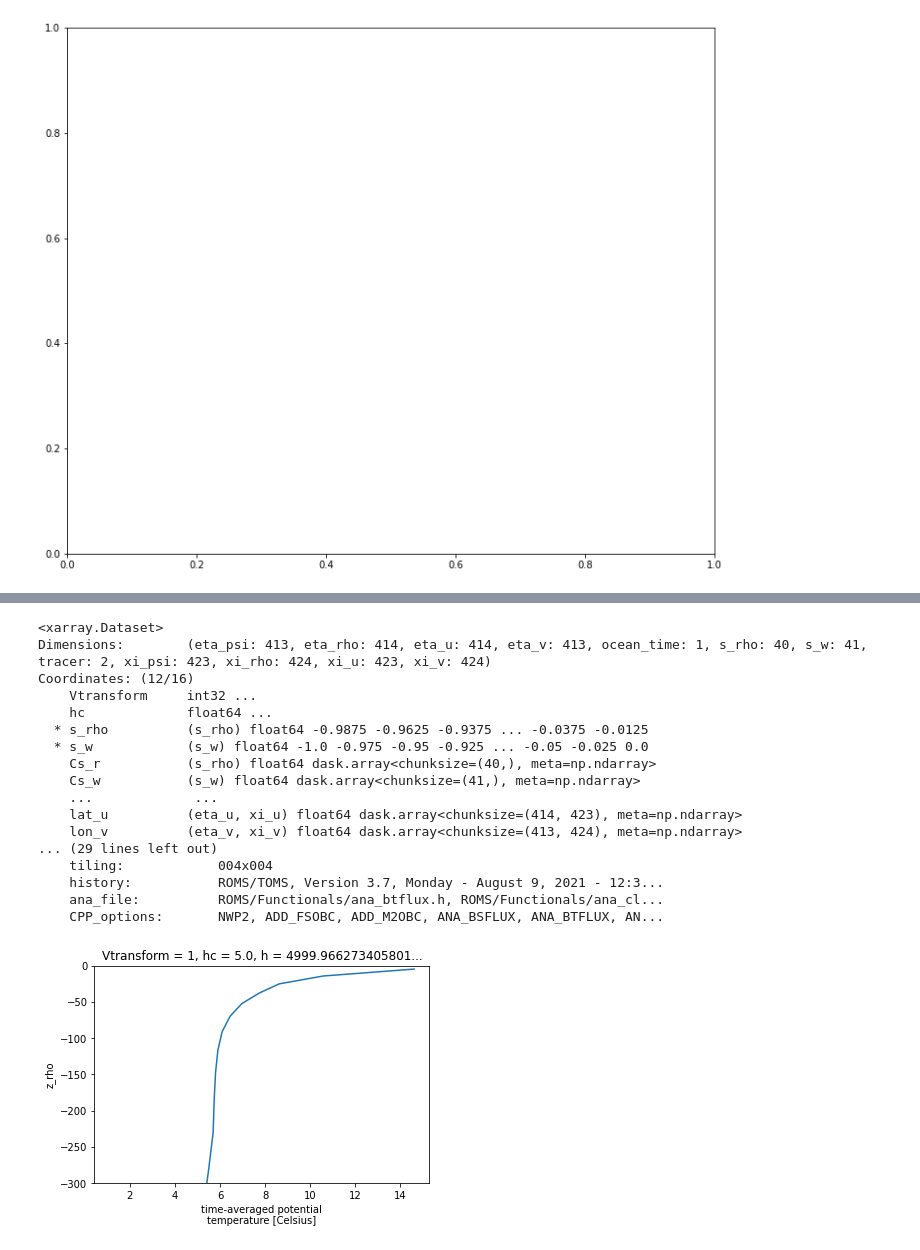
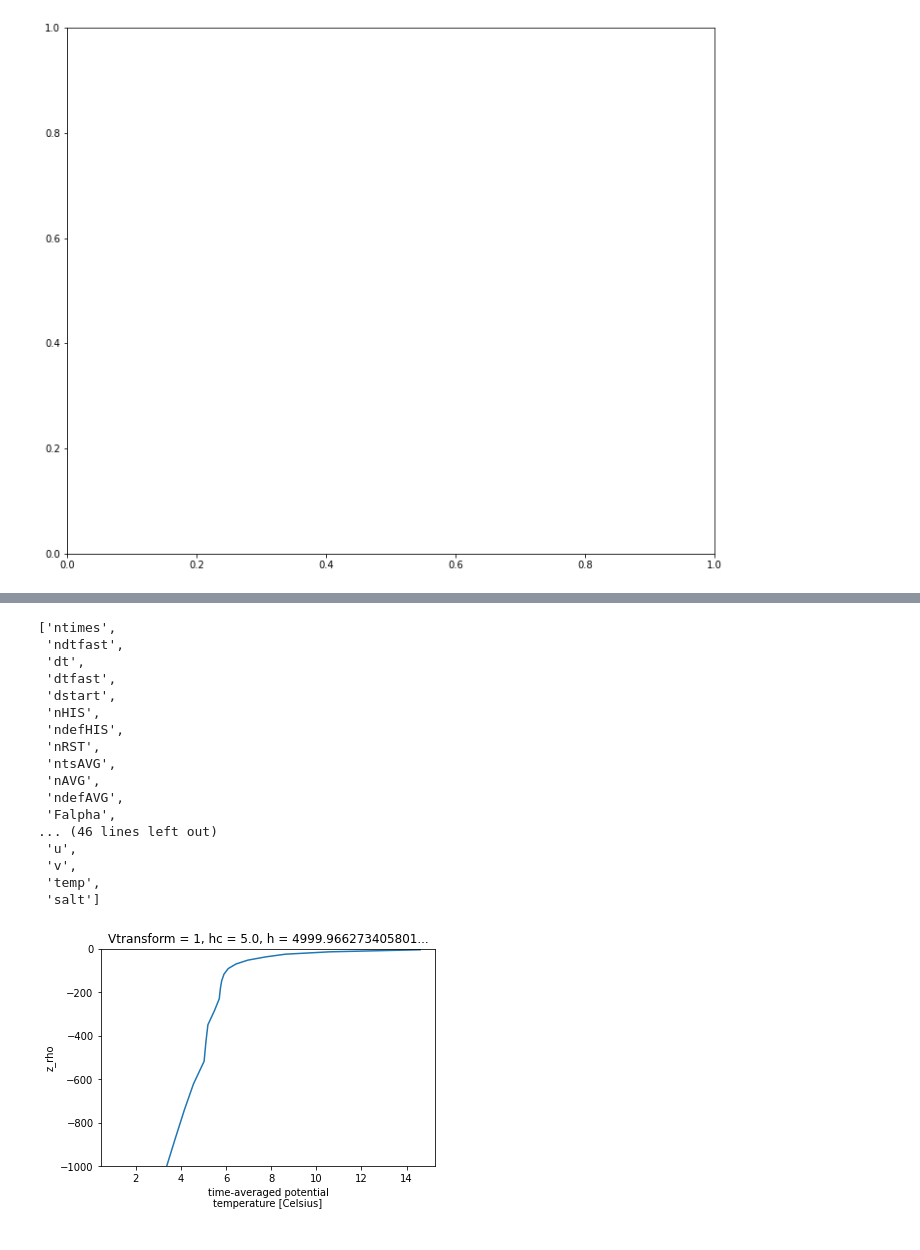
Before and after one commit to kwangwoog/Deep-Ocean, a Jupyter notebook: roms_plot.ipynb, the cells around one changed output, grey strips where cells are left out. Cells and saved outputs as stored; diff of their text form; code cells hidden in the pictures.

```diff
--- a/roms_plot.ipynb
+++ b/roms_plot.ipynb
@@ -170,25 +170,26 @@ variables = ['salt', 'zeta']
 ds[variables].isel(ocean_time=slice(47, None, 7*24),
                    xi_rho=slice(300, None)).to_netcdf('ROMS_example.nc', mode='w')
 # %%
-ds
+ds.info
+list(ds.keys())
 # %% [output]
-<xarray.Dataset>
-Dimensions:        (eta_psi: 413, eta_rho: 414, eta_u: 414, eta_v: 413, ocean_time: 1, s_rho: 40, s_w: 41, tracer: 2, xi_psi: 423, xi_rho: 424, xi_u: 423, xi_v: 424)
-Coordinates: (12/16)
-    Vtransform     int32 ...
-    hc             float64 ...
-  * s_rho          (s_rho) float64 -0.9875 -0.9625 -0.9375 ... -0.0375 -0.0125
-  * s_w            (s_w) float64 -1.0 -0.975 -0.95 -0.925 ... -0.05 -0.025 0.0
-    Cs_r           (s_rho) float64 dask.array<chunksize=(40,), meta=np.ndarray>
-    Cs_w           (s_w) float64 dask.array<chunksize=(41,), meta=np.ndarray>
-    ...             ...
-    lat_u          (eta_u, xi_u) float64 dask.array<chunksize=(414, 423), meta=np.ndarray>
-    lon_v          (eta_v, xi_v) float64 dask.array<chunksize=(413, 424), meta=np.ndarray>
-... (29 lines left out)
-    tiling:            004x004
-    history:           ROMS/TOMS, Version 3.7, Monday - August 9, 2021 - 12:3...
-    ana_file:          ROMS/Functionals/ana_btflux.h, ROMS/Functionals/ana_cl...
-    CPP_options:       NWP2, ADD_FSOBC, ADD_M2OBC, ANA_BSFLUX, ANA_BTFLUX, AN...
+['ntimes',
+ 'ndtfast',
+ 'dt',
+ 'dtfast',
+ 'dstart',
+ 'nHIS',
+ 'ndefHIS',
+ 'nRST',
+ 'ntsAVG',
+ 'nAVG',
+ 'ndefAVG',
+ 'Falpha',
+... (46 lines left out)
+ 'u',
+ 'v',
+ 'temp',
+ 'salt']
 # %%
 if ds.Vtransform == 1:
     Zo_rho = ds.hc * (ds.s_rho - ds.Cs_r) + ds.Cs_r * ds.h
@@ -201,9 +202,9 @@ ds.coords['z_rho'] = z_rho.transpose()   # needing transpose seems to be an xarr
 # %%
 temp_sect=ds.temp.isel(xi_rho=350, eta_rho=300,ocean_time=0)
 temp_sect.plot(y='z_rho')
-plt.ylim([-300,0]);
+plt.ylim([-1000,0]);
 #temp_sect.dims
 depth_temp=temp_sect.coords["z_rho"].values
 depth_temp_value=temp_sect.values
 # %% [output]
-[figure, old version]
+[figure, new version]
```
Also changed, not shown: parts of 24 cells of this notebook.
